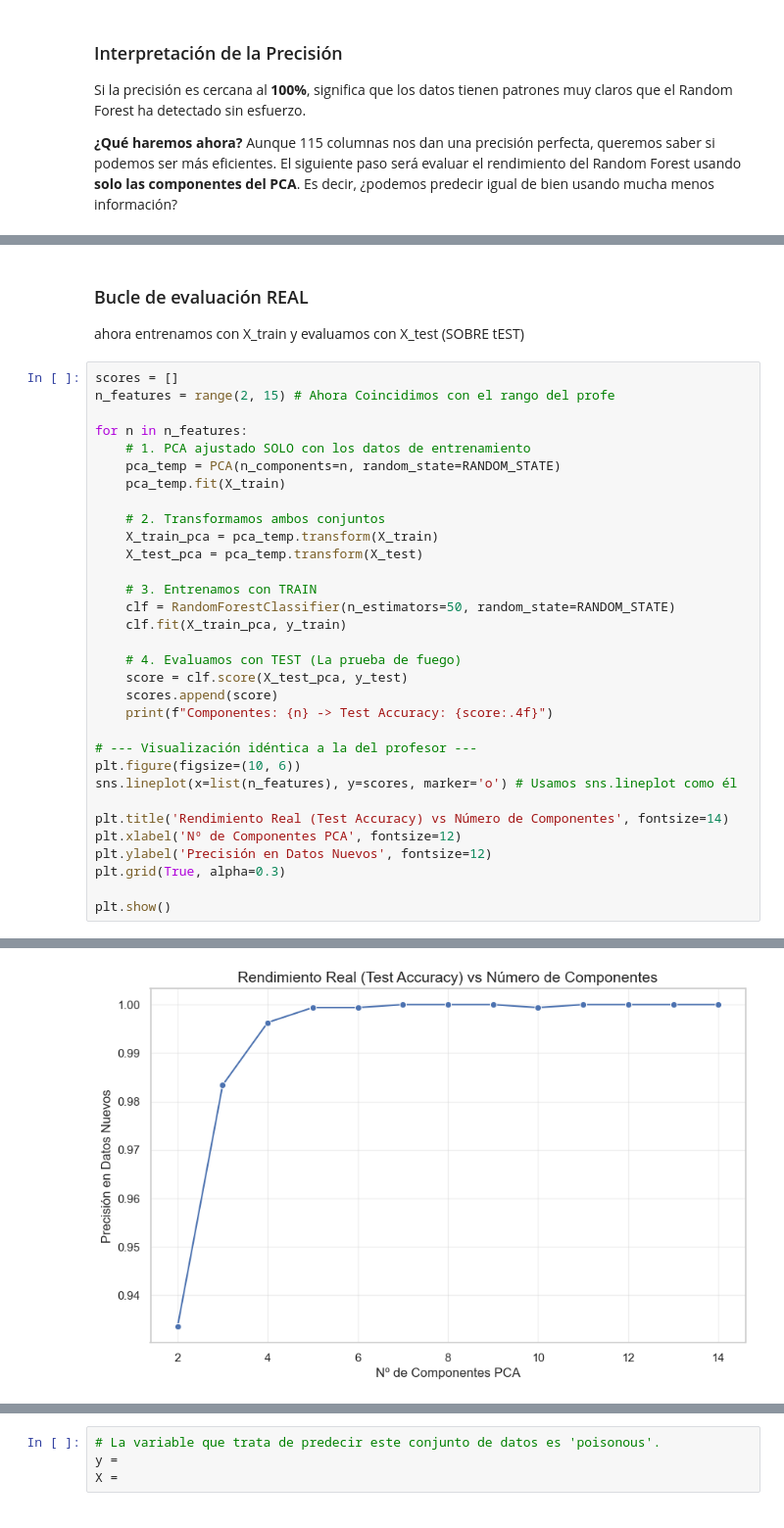
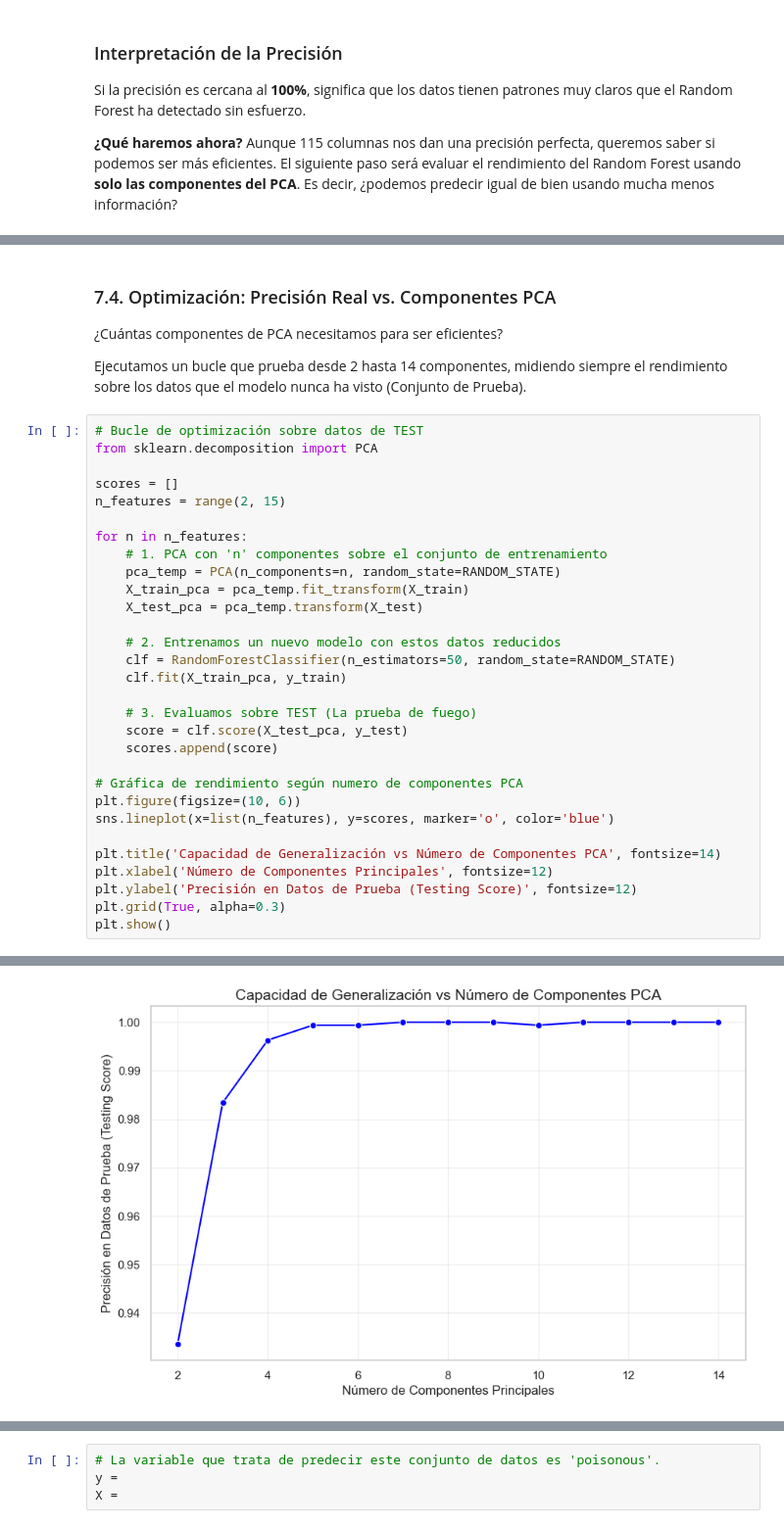
Before and after one commit to ThamirysKearney/DA-Project-Unsupervised-ML-Thami, a Jupyter notebook: notebooks/workshop_clustering_pca.ipynb, the cells around one changed output, grey strips where cells are left out. Shown at 98% size. Cells and saved outputs as stored; diff of their text form.

```diff
--- a/notebooks/workshop_clustering_pca.ipynb
+++ b/notebooks/workshop_clustering_pca.ipynb
@@ -914,36 +928,36 @@ Datos de prueba: 1625 setas
-# %% [markdown]
-### Bucle de evaluación REAL
-ahora entrenamos con X_train y evaluamos con X_test (SOBRE tEST)
+# %% [markdown]
+### 7.4. Optimización: Precisión Real vs. Componentes PCA
+¿Cuántas componentes de PCA necesitamos para ser eficientes?
+
+ Ejecutamos un bucle que prueba desde 2 hasta 14 componentes, midiendo siempre el rendimiento sobre los datos que el modelo nunca ha visto (Conjunto de Prueba).
 # %%
+# Bucle de optimización sobre datos de TEST
+from sklearn.decomposition import PCA
+
 scores = []
-n_features = range(2, 15) # Ahora Coincidimos con el rango del profe
+n_features = range(2, 15)
 
 for n in n_features:
-    # 1. PCA ajustado SOLO con los datos de entrenamiento
+    # 1. PCA con 'n' componentes sobre el conjunto de entrenamiento
     pca_temp = PCA(n_components=n, random_state=RANDOM_STATE)
-    pca_temp.fit(X_train)
-
-    # 2. Transformamos ambos conjuntos
-    X_train_pca = pca_temp.transform(X_train)
+    X_train_pca = pca_temp.fit_transform(X_train)
     X_test_pca = pca_temp.transform(X_test)
 
-    # 3. Entrenamos con TRAIN
+    # 2. Entrenamos un nuevo modelo con estos datos reducidos
     clf = RandomForestClassifier(n_estimators=50, random_state=RANDOM_STATE)
     clf.fit(X_train_pca, y_train)
 
-    # 4. Evaluamos con TEST (La prueba de fuego)
+    # 3. Evaluamos sobre TEST (La prueba de fuego)
     score = clf.score(X_test_pca, y_test)
     scores.append(score)
-    print(f"Componentes: {n} -> Test Accuracy: {score:.4f}")
 
-# --- Visualización idéntica a la del profesor ---
+# Gráfica de rendimiento según numero de componentes PCA
 plt.figure(figsize=(10, 6))
-sns.lineplot(x=list(n_features), y=scores, marker='o') # Usamos sns.lineplot como él
+sns.lineplot(x=list(n_features), y=scores, marker='o', color='blue')
 
-plt.title('Rendimiento Real (Test Accuracy) vs Número de Componentes', fontsize=14)
-plt.xlabel('Nº de Componentes PCA', fontsize=12)
-plt.ylabel('Precisión en Datos Nuevos', fontsize=12)
+plt.title('Capacidad de Generalización vs Número de Componentes PCA', fontsize=14)
+plt.xlabel('Número de Componentes Principales', fontsize=12)
+plt.ylabel('Precisión en Datos de Prueba (Testing Score)', fontsize=12)
 plt.grid(True, alpha=0.3)
-
 plt.show()
 # %% [output]
@@ -963 +964 @@ Componentes: 14 -> Test Accuracy: 1.0000
-[figure, old version]
+[figure, new version]
```
Also changed, not shown: parts of 21 cells of this notebook.
